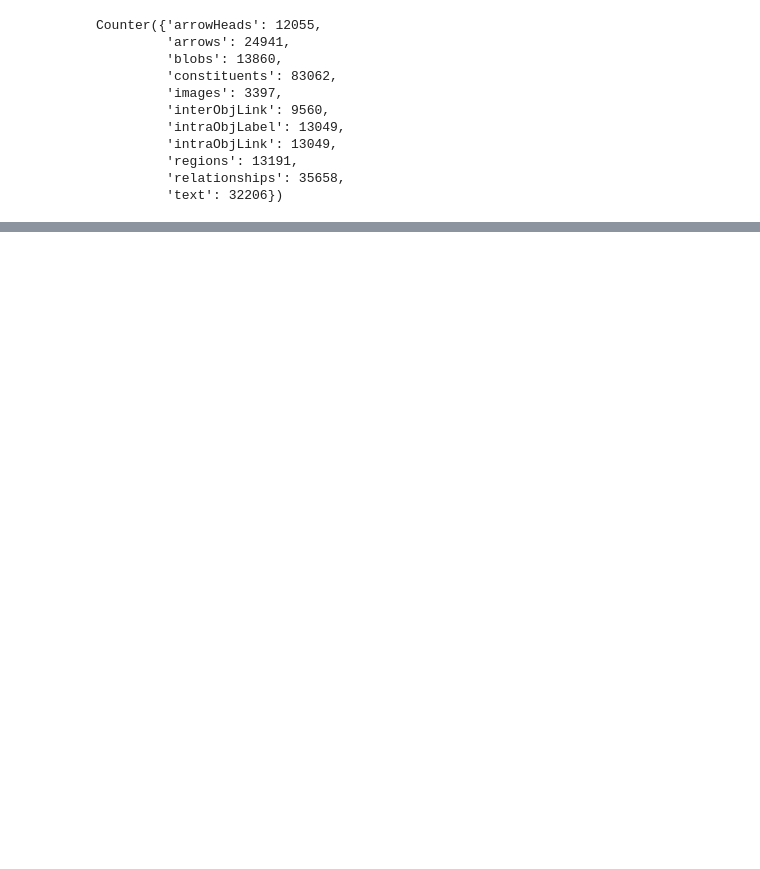
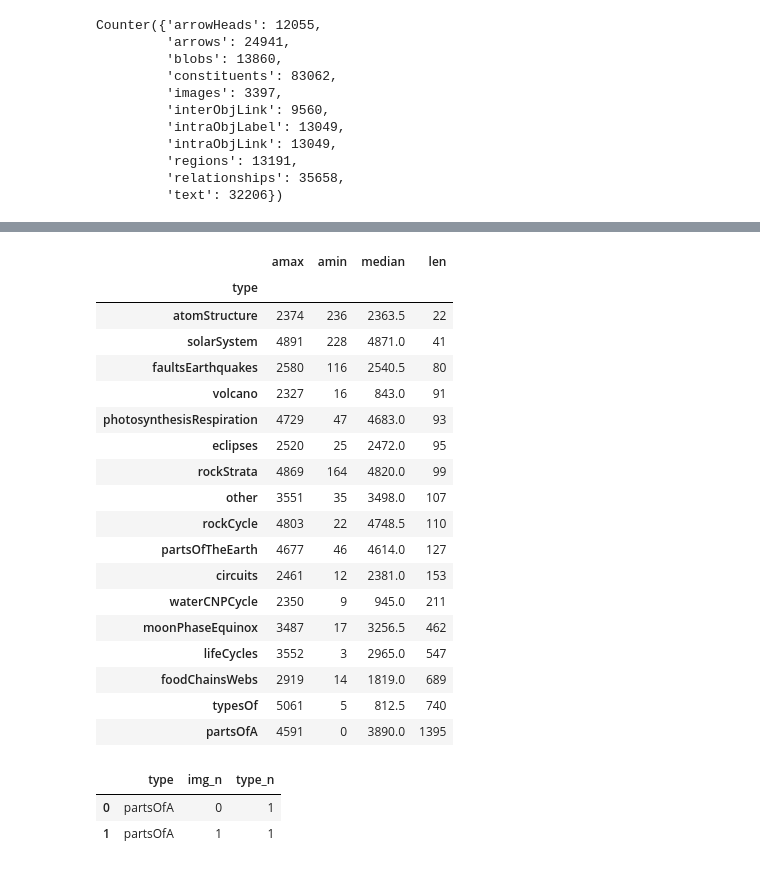
Before and after one commit to drschwenk/notebooks, a Jupyter notebook: adaq/shining_stats.ipynb, the cells around one changed output, grey strips where cells are left out. Cells and saved outputs as stored; diff of their text form; code cells hidden in the pictures; blank space fills up the shorter version.

```diff
--- a/shining_stats.ipynb
+++ b/adaq/shining_stats.ipynb
@@ -144,0 +148,2 @@ HTML(html)
+# %%
+img_cat_series.name = 'type'
@@ -144,0 +155,2 @@ HTML(html)
+# %%
+cat_groups = img_cat_df.groupby('type')
@@ -144,0 +194,29 @@ HTML(html)
+# %%
+agg_df = cat_groups['img_n'].agg([np.max, np.min, np.median, len])
+agg_df.sort_values(['len'])
+# %% [output]
+|  | amax | amin | median | len |
+| type |  |  |  |  |
+| atomStructure | 2374 | 236 | 2363.5 | 22 |
+| solarSystem | 4891 | 228 | 4871.0 | 41 |
+| faultsEarthquakes | 2580 | 116 | 2540.5 | 80 |
+| volcano | 2327 | 16 | 843.0 | 91 |
+| photosynthesisRespiration | 4729 | 47 | 4683.0 | 93 |
+| eclipses | 2520 | 25 | 2472.0 | 95 |
+| rockStrata | 4869 | 164 | 4820.0 | 99 |
+| other | 3551 | 35 | 3498.0 | 107 |
+| rockCycle | 4803 | 22 | 4748.5 | 110 |
+| partsOfTheEarth | 4677 | 46 | 4614.0 | 127 |
+| circuits | 2461 | 12 | 2381.0 | 153 |
+| waterCNPCycle | 2350 | 9 | 945.0 | 211 |
+| moonPhaseEquinox | 3487 | 17 | 3256.5 | 462 |
+| lifeCycles | 3552 | 3 | 2965.0 | 547 |
+| foodChainsWebs | 2919 | 14 | 1819.0 | 689 |
+| typesOf | 5061 | 5 | 812.5 | 740 |
+| partsOfA | 4591 | 0 | 3890.0 | 1395 |
+# %%
+img_cat_df.head(2)
+# %% [output]
+|  | type | img_n | type_n |
+| 0 | partsOfA | 0 | 1 |
+| 1 | partsOfA | 1 | 1 |
```
Also changed, not shown: parts of 13 cells of this notebook.
